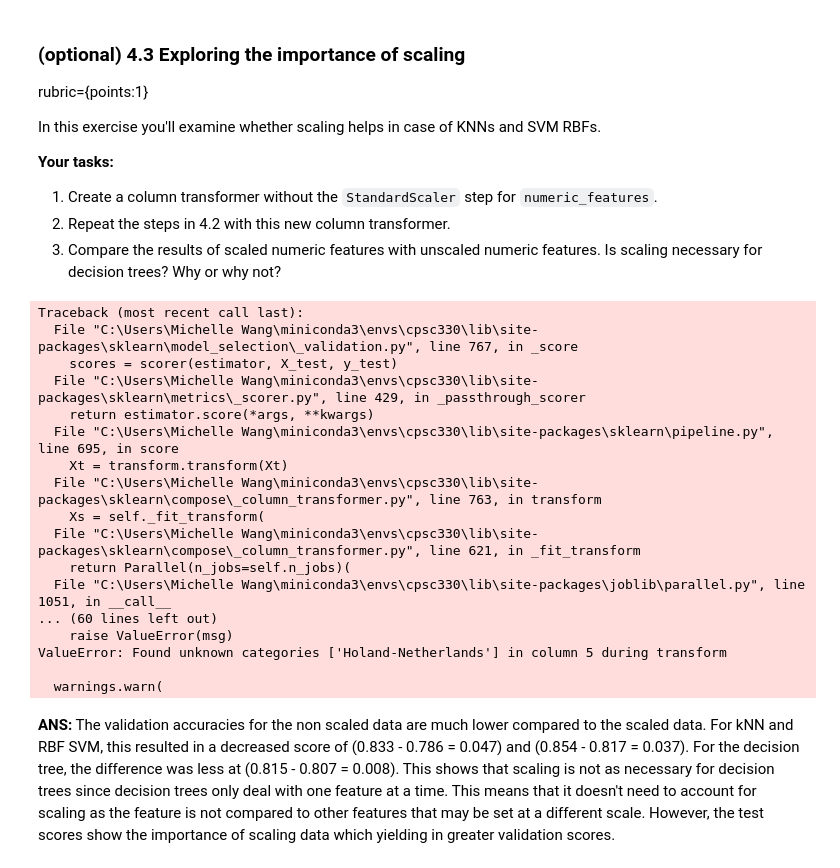
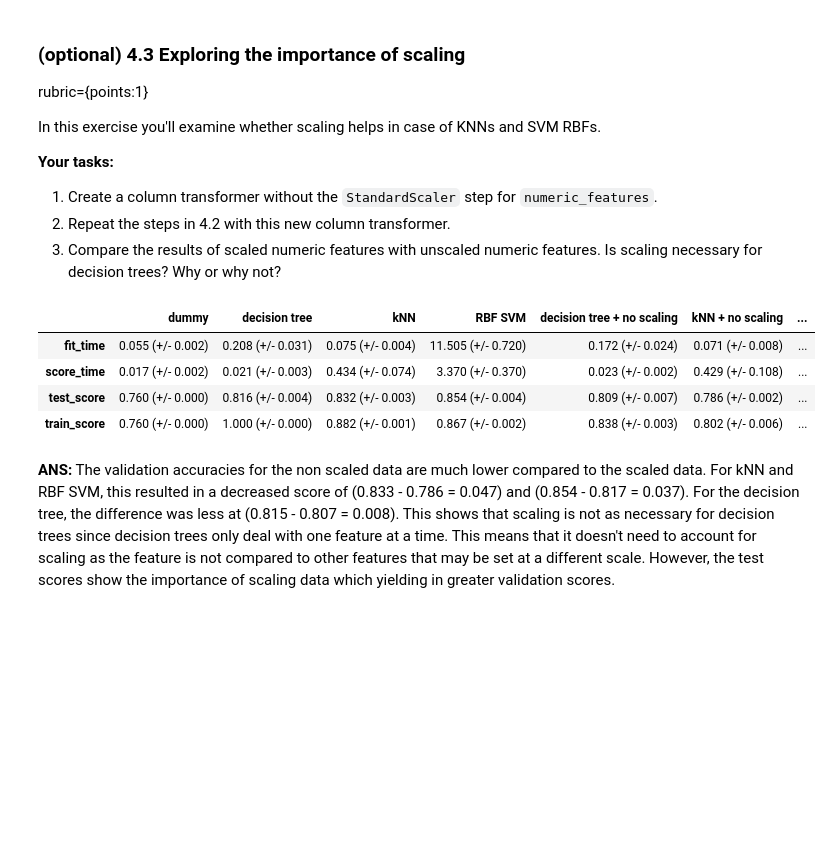
Before and after one commit to skyleapa/cpsc330-2022W2, a Jupyter notebook: hw/hw3/hw3.ipynb, the cells around one changed output. Saved outputs shown, nothing was run; the diff lists cells and outputs as text; code cells hidden in the pictures; blank space fills up the shorter version.

```diff
--- a/hw/hw3/hw3.ipynb
+++ b/hw/hw3/hw3.ipynb
@@ -484,7 +463,7 @@ In this exercise you'll examine whether scaling helps in case of KNNs and SVM RB
 pre_no_scaling = make_column_transformer(
     ("passthrough", passthrough_features),
     (
-        make_pipeline(SimpleImputer(strategy='most_frequent'), OneHotEncoder(drop="if_binary", sparse=False)),
+        make_pipeline(SimpleImputer(strategy='most_frequent'), OneHotEncoder(drop="if_binary", sparse=False, handle_unknown='ignore')),
         categorical_features,
     ),
     ("drop", drop_features),
@@ -492,50 +471,38 @@ pre_no_scaling = make_column_transformer(
 
 # decision tree
 pipe_tree_no_scaling = make_pipeline(
     pre_no_scaling, models["decision tree"],
 )
 
 results_dict["decision tree + no scaling"] = mean_std_cross_val_scores(
     pipe_tree_no_scaling, X_train, y_train, return_train_score=True,
 )
 
 # kNN
 pipe_knn_no_scaling = make_pipeline(
     pre_no_scaling, models["kNN"],
 )
 
 results_dict["kNN + no scaling"] = mean_std_cross_val_scores(
     pipe_knn_no_scaling, X_train, y_train, return_train_score=True,
 )
 
 # RBF SVM
 pipe_svm_no_scaling = make_pipeline(
     pre_no_scaling, models["RBF SVM"],
 )
 
 results_dict["RBF SVM + no scaling"] = mean_std_cross_val_scores(
     pipe_svm_no_scaling, X_train, y_train, return_train_score=True,
 )
 
 pd.DataFrame(results_dict)
 # %% [output]
-Traceback (most recent call last):
-  File "C:\Users\Michelle Wang\miniconda3\envs\cpsc330\lib\site-packages\sklearn\model_selection\_validation.py", line 767, in _score
-    scores = scorer(estimator, X_test, y_test)
-  File "C:\Users\Michelle Wang\miniconda3\envs\cpsc330\lib\site-packages\sklearn\metrics\_scorer.py", line 429, in _passthrough_scorer
-    return estimator.score(*args, **kwargs)
-  File "C:\Users\Michelle Wang\miniconda3\envs\cpsc330\lib\site-packages\sklearn\pipeline.py", line 695, in score
-    Xt = transform.transform(Xt)
-  File "C:\Users\Michelle Wang\miniconda3\envs\cpsc330\lib\site-packages\sklearn\compose\_column_transformer.py", line 763, in transform
-    Xs = self._fit_transform(
-  File "C:\Users\Michelle Wang\miniconda3\envs\cpsc330\lib\site-packages\sklearn\compose\_column_transformer.py", line 621, in _fit_transform
-    return Parallel(n_jobs=self.n_jobs)(
-  File "C:\Users\Michelle Wang\miniconda3\envs\cpsc330\lib\site-packages\joblib\parallel.py", line 1051, in __call__
-... (60 lines left out)
-    raise ValueError(msg)
-ValueError: Found unknown categories ['Holand-Netherlands'] in column 5 during transform
-
-  warnings.warn(
+|  | dummy | decision tree | kNN | RBF SVM | decision tree + no scaling | kNN + no scaling | ... |
+| fit_time | 0.055 (+/- 0.002) | 0.208 (+/- 0.031) | 0.075 (+/- 0.004) | 11.505 (+/- 0.720) | 0.172 (+/- 0.024) | 0.071 (+/- 0.008) | ... |
+| score_time | 0.017 (+/- 0.002) | 0.021 (+/- 0.003) | 0.434 (+/- 0.074) | 3.370 (+/- 0.370) | 0.023 (+/- 0.002) | 0.429 (+/- 0.108) | ... |
+| test_score | 0.760 (+/- 0.000) | 0.816 (+/- 0.004) | 0.832 (+/- 0.003) | 0.854 (+/- 0.004) | 0.809 (+/- 0.007) | 0.786 (+/- 0.002) | ... |
+| train_score | 0.760 (+/- 0.000) | 1.000 (+/- 0.000) | 0.882 (+/- 0.001) | 0.867 (+/- 0.002) | 0.838 (+/- 0.003) | 0.802 (+/- 0.006) | ... |
 # %% [markdown]
 **ANS:** The validation accuracies for the non scaled data are much lower compared to the scaled data. For kNN and RBF SVM, this resulted in a decreased score of (0.833 - 0.786 = 0.047) and (0.854 - 0.817 = 0.037). For the decision tree, the difference was less at (0.815 - 0.807 = 0.008). This shows that scaling is not as necessary for decision trees since decision trees only deal with one feature at a time. This means that it doesn't need to account for scaling as the feature is not compared to other features that may be set at a different scale. However, the test scores show the importance of scaling data which yielding in greater validation scores.
 # %% [markdown]
```
Also changed, not shown: parts of 11 cells of this notebook.
